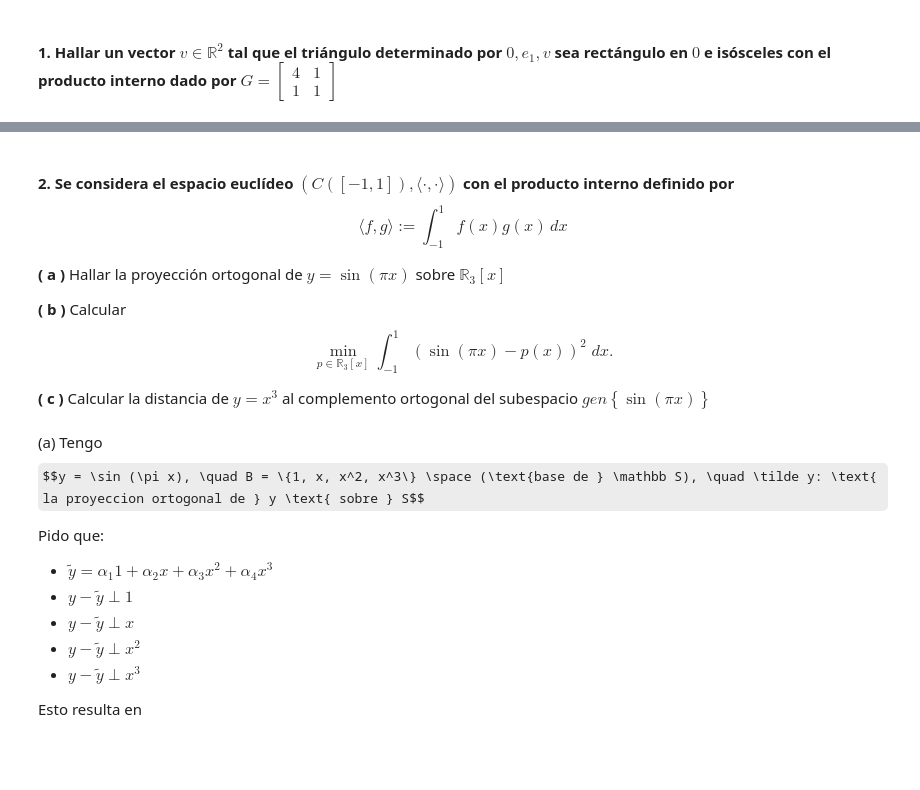
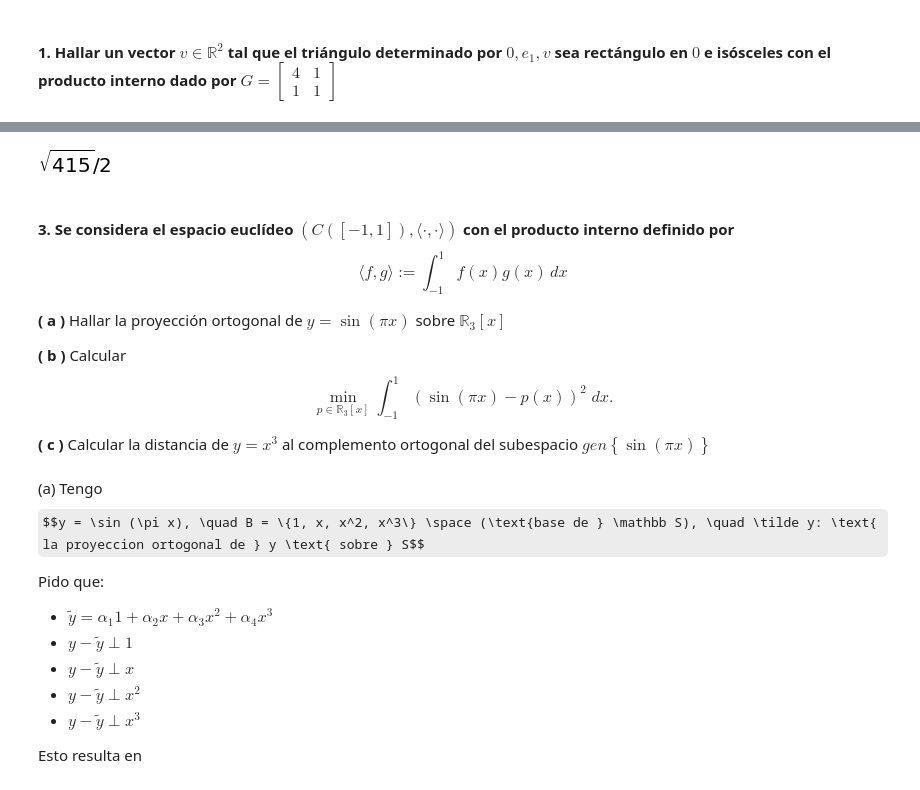
Before and after one commit to anagutson/AlgebraII, a Jupyter notebook: Guia_3.ipynb, the cells around one changed output, grey strips where cells are left out. Saved outputs shown, nothing was run; the diff lists cells and outputs as text; code cells hidden in the pictures; some formulas as TeX source; blank space fills up the shorter version.

```diff
--- a/Guia_3.ipynb
+++ b/Guia_3.ipynb
@@ -571,6 +566,18 @@ def matriz_gram(producto_interno, B):
             G[i,j] = producto_interno(p,q)
     return G
 
+def matriz_gram_con_G(producto_interno, B, GB):
+    n = len(B) # Cantidad de componentes de la base
+
+    # Inicializo la matriz de Gram
+    G = zeros(n,n)
+
+    # Lleno la matriz calculando los productos internos
+    for i, p in enumerate(B):
+        for j, q in enumerate(B):
+            G[i,j] = producto_interno(p,q, GB)
+    return G
+
 def area_de_un_paralelogramo(G: Matrix):
     return sqrt(G.det())
 
@@ -990,5 +1035,19 @@ v2 = valores_k[1]*gen
+# %%
+GB = Matrix([[60,30,20],
+             [30,20,15],
+             [20,15,12]])
+#Para calcular el área del triángulo, utilizo que A = raiz(det(G))/2
+
+#Hallo la Matriz de Gram
+w1 = Matrix([1, -1,  0]) #coordenadas en base B
+w2 = Matrix([0,  2, -1]) #coordenadas en base B
+G = matriz_gram_con_G(producto_interno_por_definicion, [w1, w2], GB)
+
+area_de_un_triangulo(G)
+# %% [output]
+[figure, added]
 # %% [markdown]
-#### **2.** Se considera el espacio euclídeo $\left(C\left([-1, 1]\right), \langle \cdot, \cdot\rangle\right)$ con el producto interno definido por $$\langle f, g \rangle := \int_{-1}^{1} f(x)g(x) \,dx $$
+#### **3.** Se considera el espacio euclídeo $\left(C\left([-1, 1]\right), \langle \cdot, \cdot\rangle\right)$ con el producto interno definido por $$\langle f, g \rangle := \int_{-1}^{1} f(x)g(x) \,dx $$
 
 **( a )** Hallar la proyección ortogonal de $y = \sin(\pi x)$ sobre $\mathbb R_3[x]$
 
```
Also changed, not shown: parts of 21 cells of this notebook.
